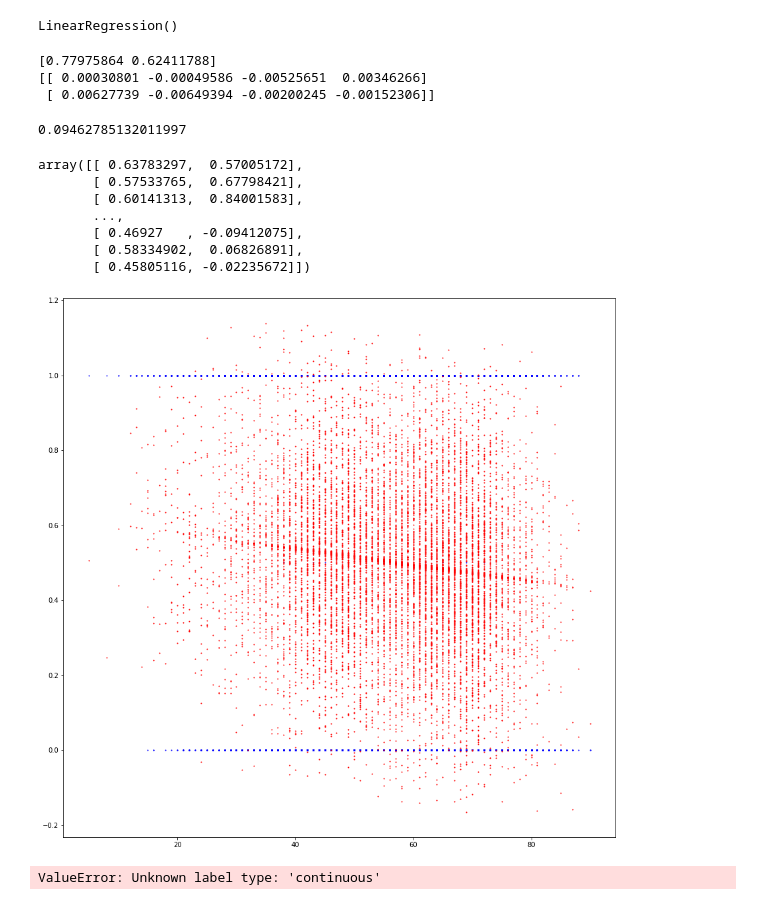
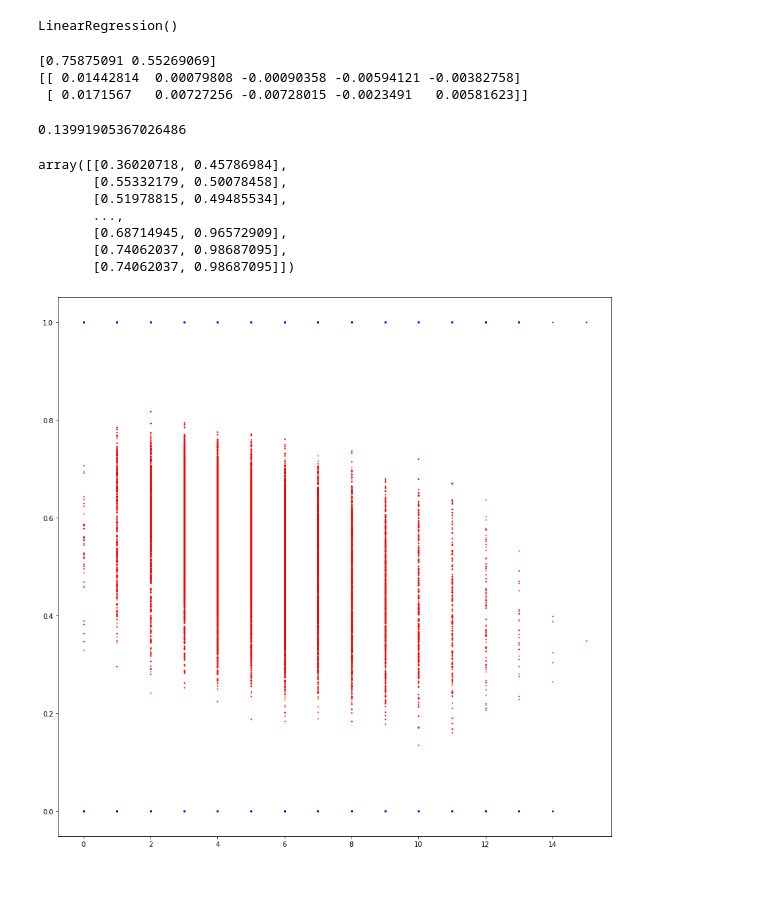
Before and after one commit to PeterEFrancis/gin-rummy-AI, a Jupyter notebook: python/alpha.ipynb, the cells around one changed output. Saved outputs shown, nothing was run; the diff lists cells and outputs as text; code cells hidden in the pictures.

Commit message:
new alpha data and maxHitPlayer

```diff
--- a/python/alpha.ipynb
+++ b/python/alpha.ipynb
@@ -6,4 +10,4 @@ from sklearn.linear_model import LogisticRegression
 # %%
-df = pd.read_csv('../data/alpha.csv')
+df = pd.read_csv('../data/alpha-2.csv')
 df
 # %% [output]
@@ -23,6 +27,6 @@ df
 # %%
-X = df[["current_player_score","opponent_score","current_player_deadwood","current_player_num_options"]]
-y = df[["is_current_player_hand_winner"]] # ,"is_current_player_game_winner"]]
+X = df[["current_player","current_player_score","opponent_score","current_player_deadwood","current_player_num_hit_cards"]]
+y = df[["is_current_player_hand_winner", "is_current_player_game_winner"]]
 # %%
 linear_regressor = LinearRegression()
 linear_regressor.fit(X, y)
@@ -32,32 +36,28 @@ LinearRegression()
 print(linear_regressor.intercept_)
 print(linear_regressor.coef_)
 # %% [output]
-[0.77975864 0.62411788]
-[[ 0.00030801 -0.00049586 -0.00525651  0.00346266]
- [ 0.00627739 -0.00649394 -0.00200245 -0.00152306]]
+[0.75875091 0.55269069]
+[[ 0.01442814  0.00079808 -0.00090358 -0.00594121 -0.00382758]
+ [ 0.0171567   0.00727256 -0.00728015 -0.0023491   0.00581623]]
 # %%
 linear_regressor.score(X, y)
 # %% [output]
-0.09462785132011997
+0.13991905367026486
 # %%
 y_pred = linear_regressor.predict(X)
 y_pred
 # %% [output]
-array([[ 0.63783297,  0.57005172],
-       [ 0.57533765,  0.67798421],
-       [ 0.60141313,  0.84001583],
+array([[0.36020718, 0.45786984],
+       [0.55332179, 0.50078458],
+       [0.51978815, 0.49485534],
        ...,
-       [ 0.46927   , -0.09412075],
-       [ 0.58334902,  0.06826891],
-       [ 0.45805116, -0.02235672]])
+       [0.68714945, 0.96572909],
+       [0.74062037, 0.98687095],
+       [0.74062037, 0.98687095]])
 # %%
 fig = plt.figure(figsize=(15,15))
-plt.scatter(X[['current_player_deadwood']], y[['is_current_player_hand_winner']], s=1, color='blue')
-plt.scatter(X[['current_player_deadwood']], y_pred.T[1], s=1, color='red')
+plt.scatter(X[['current_player_num_hit_cards']], y[["is_current_player_hand_winner"]], s=1, color='blue')
+plt.scatter(X[['current_player_num_hit_cards']], y_pred.T[0], s=1, color='red')
 plt.show()
 # %% [output]
-[figure, old version]
+[figure, new version]
-# %%
-clf = LogisticRegression(random_state=0).fit(X, y)
-# %% [output]
-ValueError: Unknown label type: 'continuous'
```
Also changed, not shown: parts of 13 cells of this notebook, 13 other files.
